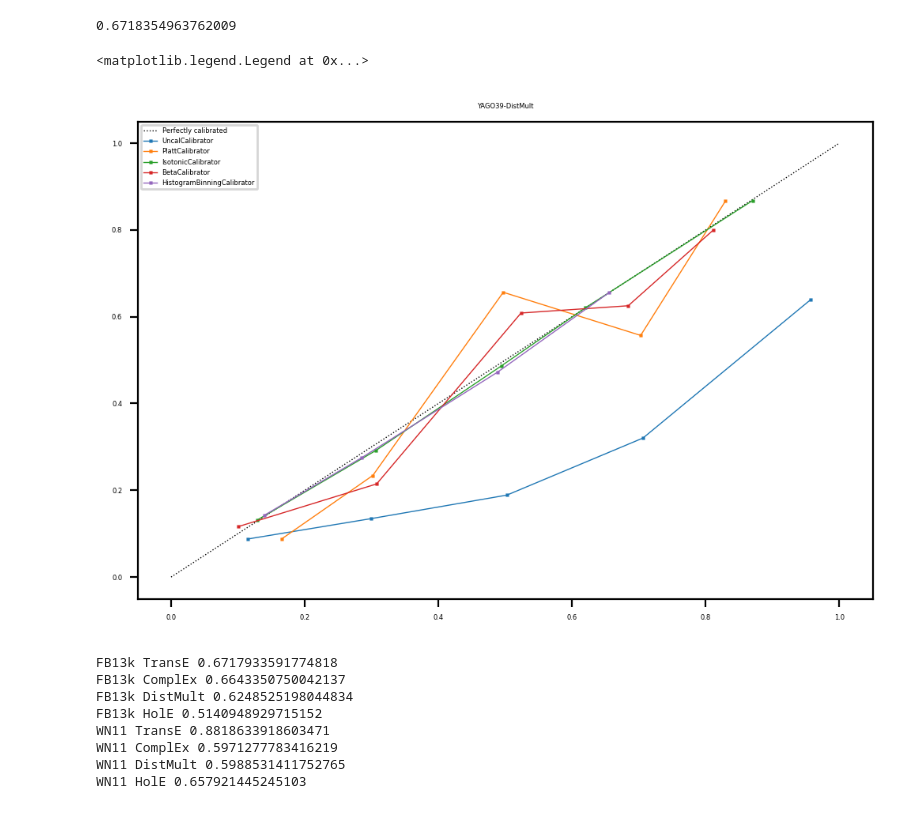
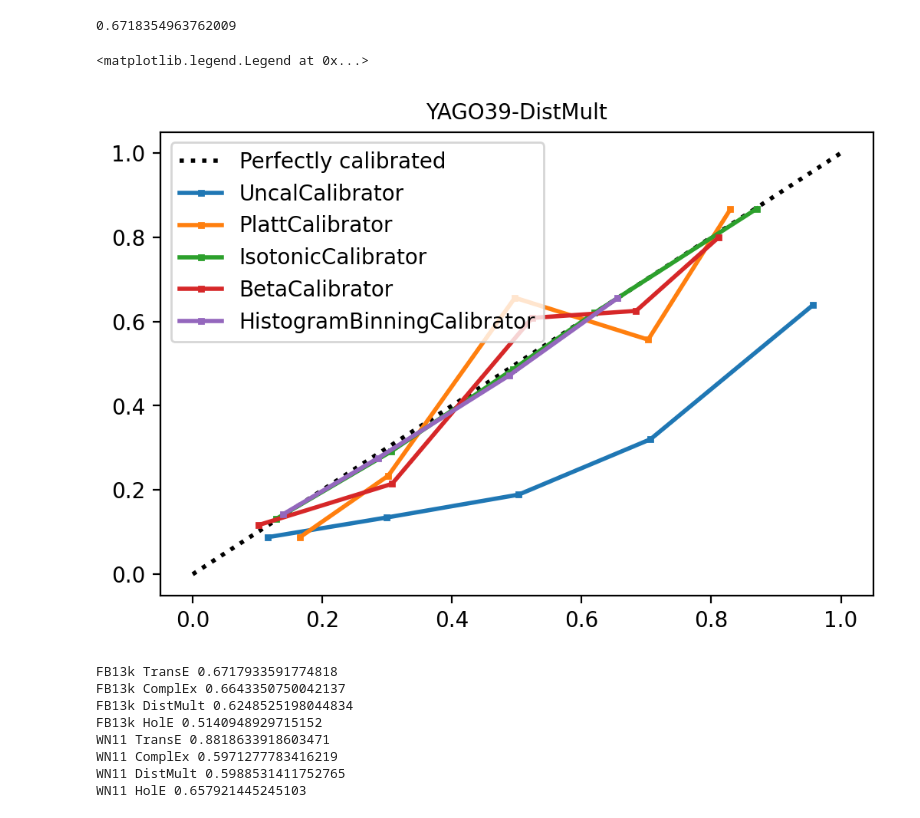
Before and after one commit to TREAT-UOE/kgcal, a Jupyter notebook: notebooks/exp4-2.ipynb, the cells around one changed output. Cells and saved outputs as stored; diff of their text form; code cells hidden in the pictures.

```diff
--- a/notebooks/exp4-2.ipynb
+++ b/notebooks/exp4-2.ipynb
@@ -25,7 +25,7 @@ kges = get_kgemodels()
 WARNING - All triples will be processed in the same batch (batches_count=1). When processing large graphs it is recommended to batch the input knowledge graph instead.
 # %%
 exp = Experiment(
-    cals=[cals.uncal, cals.platt, cals.isot, cals.beta, cals.histbin],
+    cals=[cals.uncal, cals.platt, cals.isot, cals.beta, cals.histbin, cals.temperature],
     datasets=[ds.fb13, ds.wn18, ds.yago39, ds.dp50, ds.nations, ds.kinship, ds.umls],
     kges=[kges.transE, kges.complEx, kges.distMult, kges.hoLE],
     metrics=[brier_score, negative_log_loss, ks_error, ece]
@@ -178,14 +178,23 @@ accuracy_score(data.y_test, exp.trained_cals[data.name][kge.name]['PlattCalibrat
 # %% [output]
 0.6718354963762009
 # %%
+plt.rcParams['figure.dpi'] = 200 # default for me was 75
+plt.rc('axes', labelsize=10)
+plt.rc('axes', titlesize=10)
+plt.rc('xtick', labelsize=10)
+plt.rc('ytick', labelsize=10)
+plt.rc('legend', fontsize=10)
+plt.rc('lines', linewidth=2)
+plt.rc('lines', markersize=2)
+
 data = exp.datasets[2]
 kge = exp.trained_kges[data.name]['DistMult']
 c = exp.trained_cals[data.name][kge.name].values()
 plot_ds_kge_cals(data, kge, c)
 plt.legend()
 # %% [output]
 <matplotlib.legend.Legend at 0x...>
-[figure, old version]
+[figure, new version]
 # %%
 from sklearn.metrics import accuracy_score
 def per_rel_threshold(model, data):
```
Also changed, not shown: parts of 1 cell of this notebook, 3 other files.
